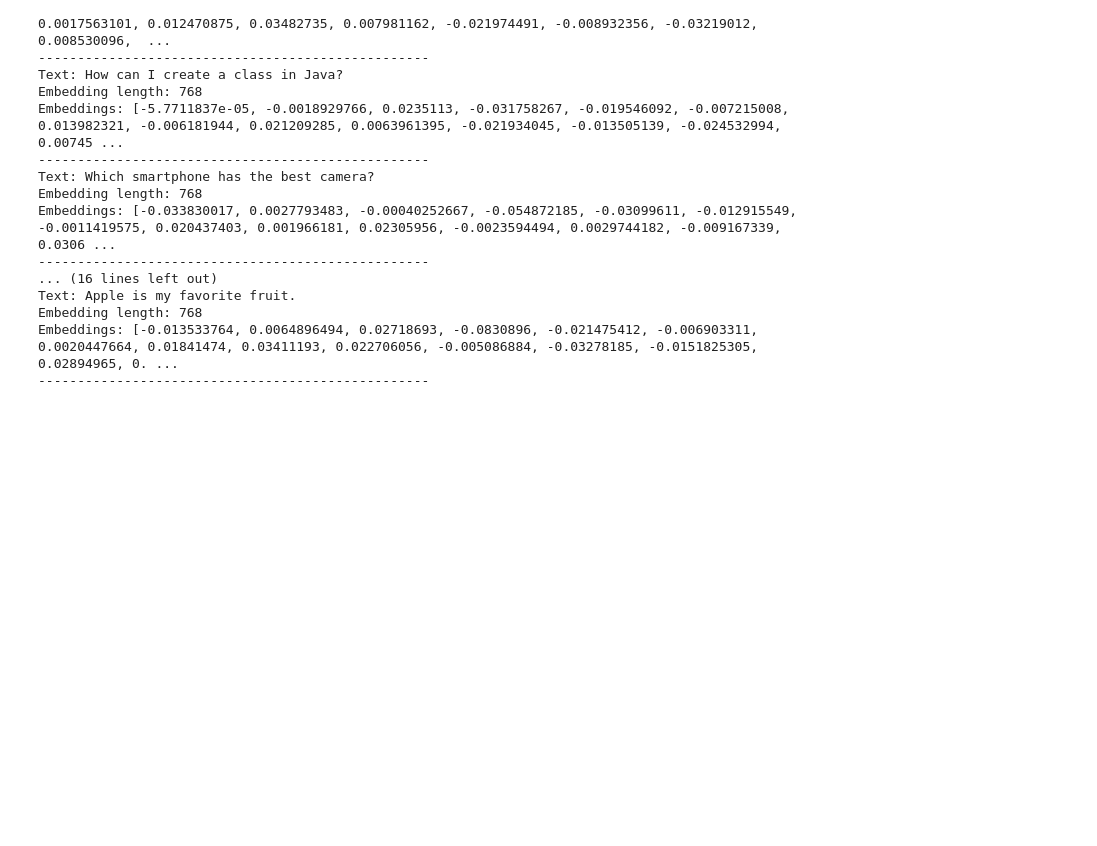
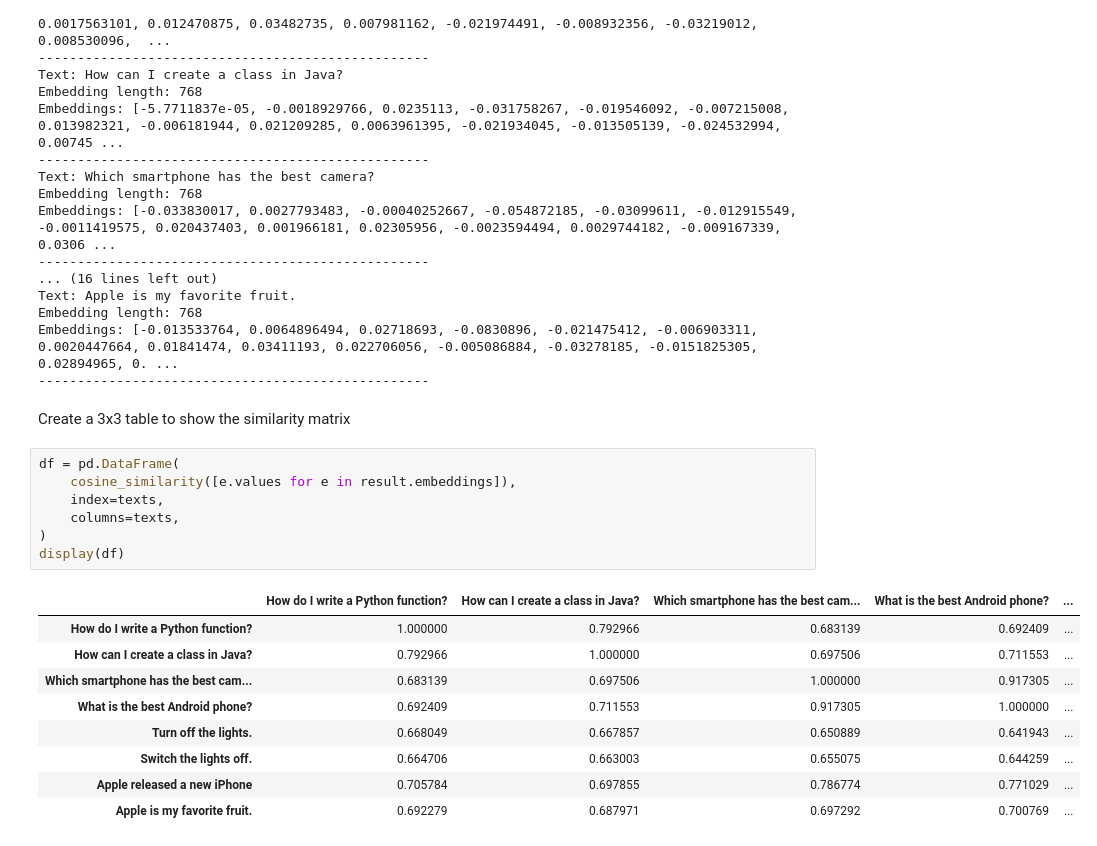
Before and after one commit to menatalh/Vector-Databases---Embeddings--SimilaritySearch--ChromaDB, a Jupyter notebook: Generate_Embeddings_Using_Gemini.ipynb, the cells around one changed output. Drawn from its saved outputs; the diff is of its cells as text; blank space fills up the shorter version.

```diff
--- a/Generate_Embeddings_Using_Gemini.ipynb
+++ b/Generate_Embeddings_Using_Gemini.ipynb
@@ -68,3 +68,22 @@ Text: Apple is my favorite fruit.
 Embedding length: 768
 Embeddings: [-0.013533764, 0.0064896494, 0.02718693, -0.0830896, -0.021475412, -0.006903311, 0.0020447664, 0.01841474, 0.03411193, 0.022706056, -0.005086884, -0.03278185, -0.0151825305, 0.02894965, 0. ...
 --------------------------------------------------
+# %% [markdown]
+Create a 3x3 table to show the similarity matrix
+# %%
+df = pd.DataFrame(
+    cosine_similarity([e.values for e in result.embeddings]),
+    index=texts,
+    columns=texts,
+)
+display(df)
+# %% [output]
+|  | How do I write a Python function? | How can I create a class in Java? | Which smartphone has the best cam... | What is the best Android phone? | ... |
+| How do I write a Python function? | 1.000000 | 0.792966 | 0.683139 | 0.692409 | ... |
+| How can I create a class in Java? | 0.792966 | 1.000000 | 0.697506 | 0.711553 | ... |
+| Which smartphone has the best cam... | 0.683139 | 0.697506 | 1.000000 | 0.917305 | ... |
+| What is the best Android phone? | 0.692409 | 0.711553 | 0.917305 | 1.000000 | ... |
+| Turn off the lights. | 0.668049 | 0.667857 | 0.650889 | 0.641943 | ... |
+| Switch the lights off. | 0.664706 | 0.663003 | 0.655075 | 0.644259 | ... |
+| Apple released a new iPhone | 0.705784 | 0.697855 | 0.786774 | 0.771029 | ... |
+| Apple is my favorite fruit. | 0.692279 | 0.687971 | 0.697292 | 0.700769 | ... |
```
Also changed, not shown: parts of 3 cells of this notebook.
